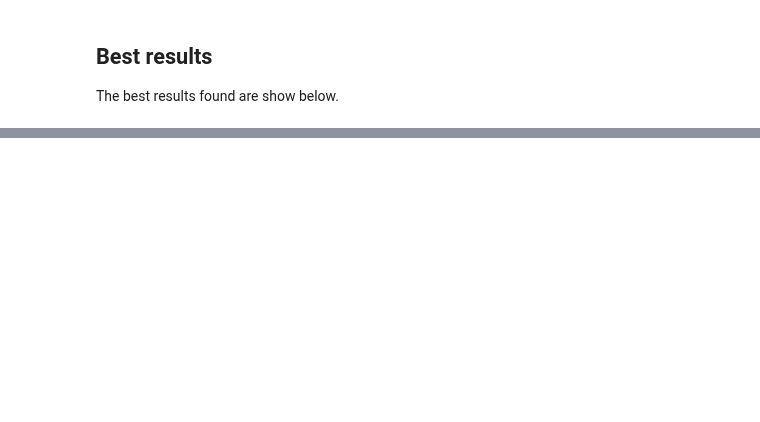
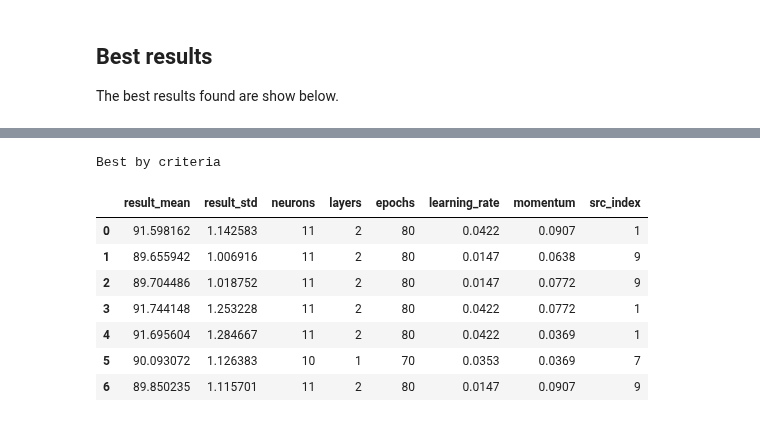
Before and after one commit to ggzor/nn-fire, a Jupyter notebook: notebook.ipynb, the cells around one changed output, grey strips where cells are left out. Saved outputs shown, nothing was run; the diff lists cells and outputs as text; code cells hidden in the pictures; blank space fills up the shorter version.

Commit message:
Adding split by mean and std deviation

```diff
--- a/notebook.ipynb
+++ b/notebook.ipynb
@@ -669,3 +723,16 @@ momentum_results_df.head(BEST_FOREACH_PHASE)[
+# %%
+print("Best by criteria")
+momentum_by_criteria_df
+# %% [output]
+Best by criteria
+|  | result_mean | result_std | neurons | layers | epochs | learning_rate | momentum | src_index |
+| 0 | 91.598162 | 1.142583 | 11 | 2 | 80 | 0.0422 | 0.0907 | 1 |
+| 1 | 89.655942 | 1.006916 | 11 | 2 | 80 | 0.0147 | 0.0638 | 9 |
+| 2 | 89.704486 | 1.018752 | 11 | 2 | 80 | 0.0147 | 0.0772 | 9 |
+| 3 | 91.744148 | 1.253228 | 11 | 2 | 80 | 0.0422 | 0.0772 | 1 |
+| 4 | 91.695604 | 1.284667 | 11 | 2 | 80 | 0.0422 | 0.0369 | 1 |
+| 5 | 90.093072 | 1.126383 | 10 | 1 | 70 | 0.0353 | 0.0369 | 7 |
+| 6 | 89.850235 | 1.115701 | 11 | 2 | 80 | 0.0147 | 0.0907 | 9 |
 # %%
 momentum_results_encoding = {
     "x": "src_index:O",
```
Also changed, not shown: parts of 17 cells of this notebook.
